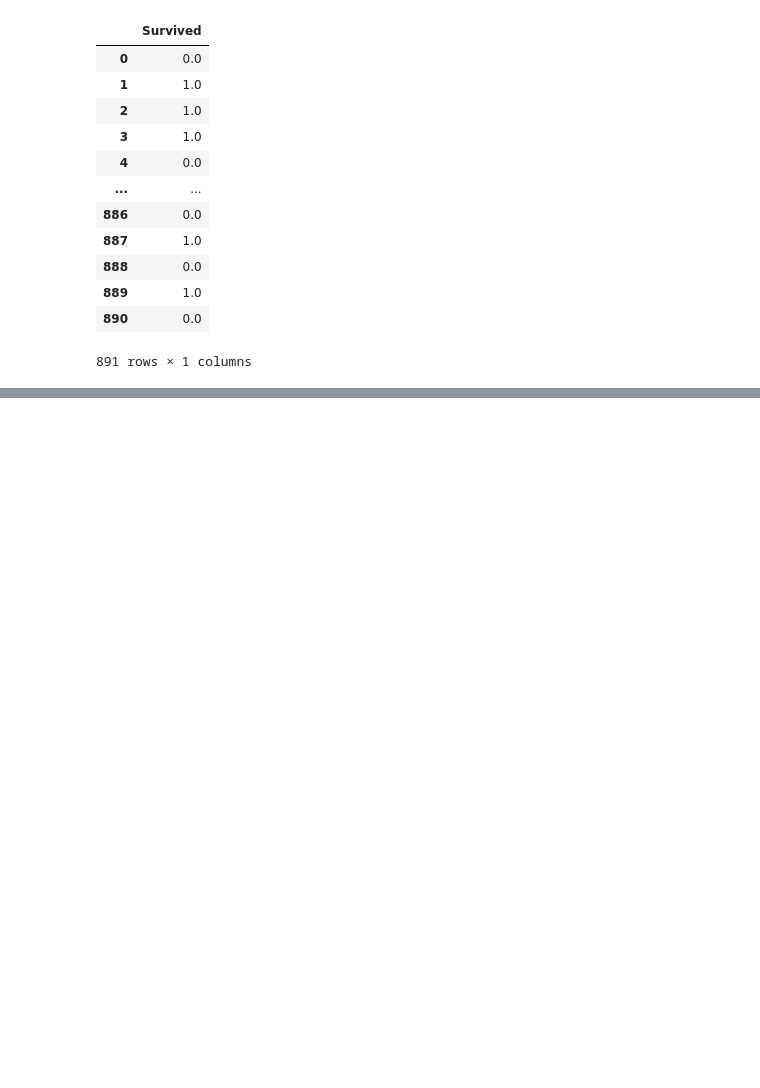
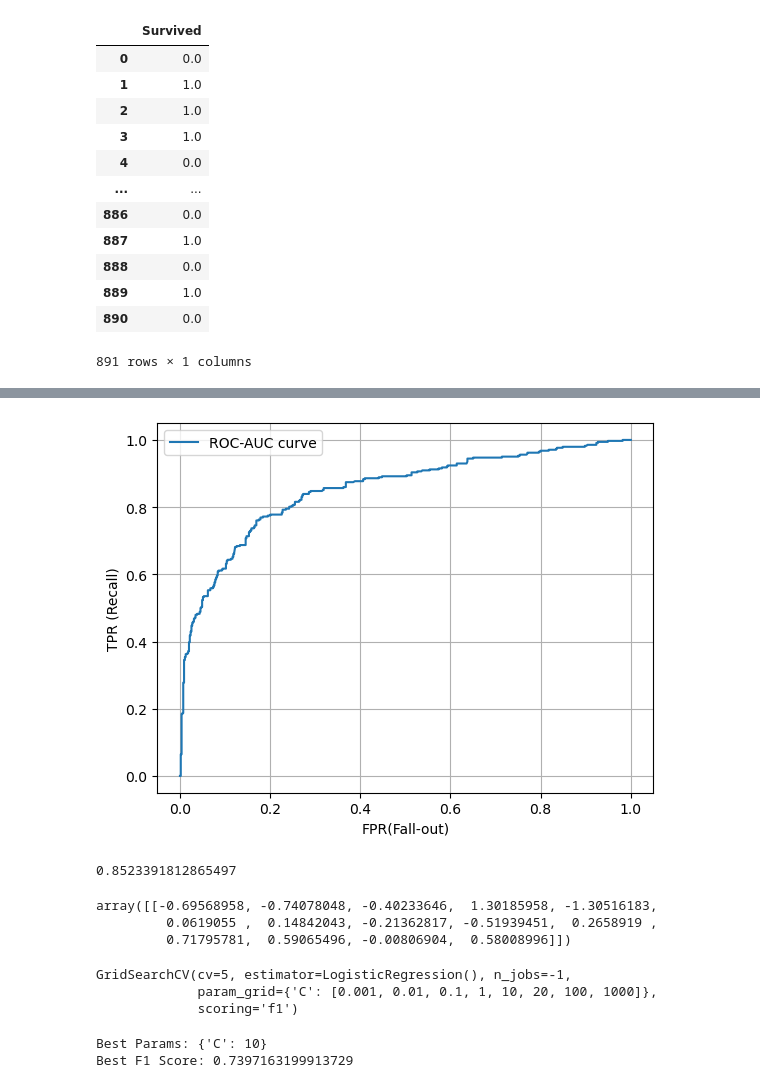
Before and after one commit to akshatkhatri/Machine_learning_playground, a Jupyter notebook: Chapter_3_geron/Titanic_dataset.ipynb, the cells around one changed output, grey strips where cells are left out. Cells and saved outputs as stored; diff of their text form; code cells hidden in the pictures; blank space fills up the shorter version.

```diff
--- a/Chapter_3_geron/Titanic_dataset.ipynb
+++ b/Chapter_3_geron/Titanic_dataset.ipynb
@@ -571,0 +805,44 @@ Y_train_df
+# %%
+from sklearn.metrics import roc_curve
+
+fpr,tpr,thresholds = roc_curve(Y_train,Y_train_decision_scores)
+# %%
+plt.plot(fpr,tpr,label = 'ROC-AUC curve')
+plt.xlabel('FPR(Fall-out)')
+plt.ylabel('TPR (Recall)')
+plt.grid()
+plt.legend()
+plt.show()
+# %% [output]
+[figure, added]
+# %%
+from sklearn.metrics import roc_auc_score
+
+roc_auc_score(Y_train,Y_train_decision_scores)
+# %% [output]
+0.8523391812865497
+# %%
+log_clf.coef_
+# %% [output]
+array([[-0.69568958, -0.74078048, -0.40233646,  1.30185958, -1.30516183,
+         0.0619055 ,  0.14842043, -0.21362817, -0.51939451,  0.2658919 ,
+         0.71795781,  0.59065496, -0.00806904,  0.58008996]])
+# %%
+from sklearn.model_selection import GridSearchCV
+
+param_grid = {
+    'C': [0.001, 0.01, 0.1, 1, 10,20,100,1000],
+}
+
+grid = GridSearchCV(LogisticRegression(), param_grid, cv=5, scoring='f1',n_jobs=-1)
+grid.fit(X_train, Y_train)
+# %% [output]
+GridSearchCV(cv=5, estimator=LogisticRegression(), n_jobs=-1,
+             param_grid={'C': [0.001, 0.01, 0.1, 1, 10, 20, 100, 1000]},
+             scoring='f1')
+# %%
+print("Best Params:", grid.best_params_)
+print("Best F1 Score:", grid.best_score_)
+# %% [output]
+Best Params: {'C': 10}
+Best F1 Score: 0.7397163199913729
```
Also changed, not shown: parts of 27 cells of this notebook, 1 other file.
